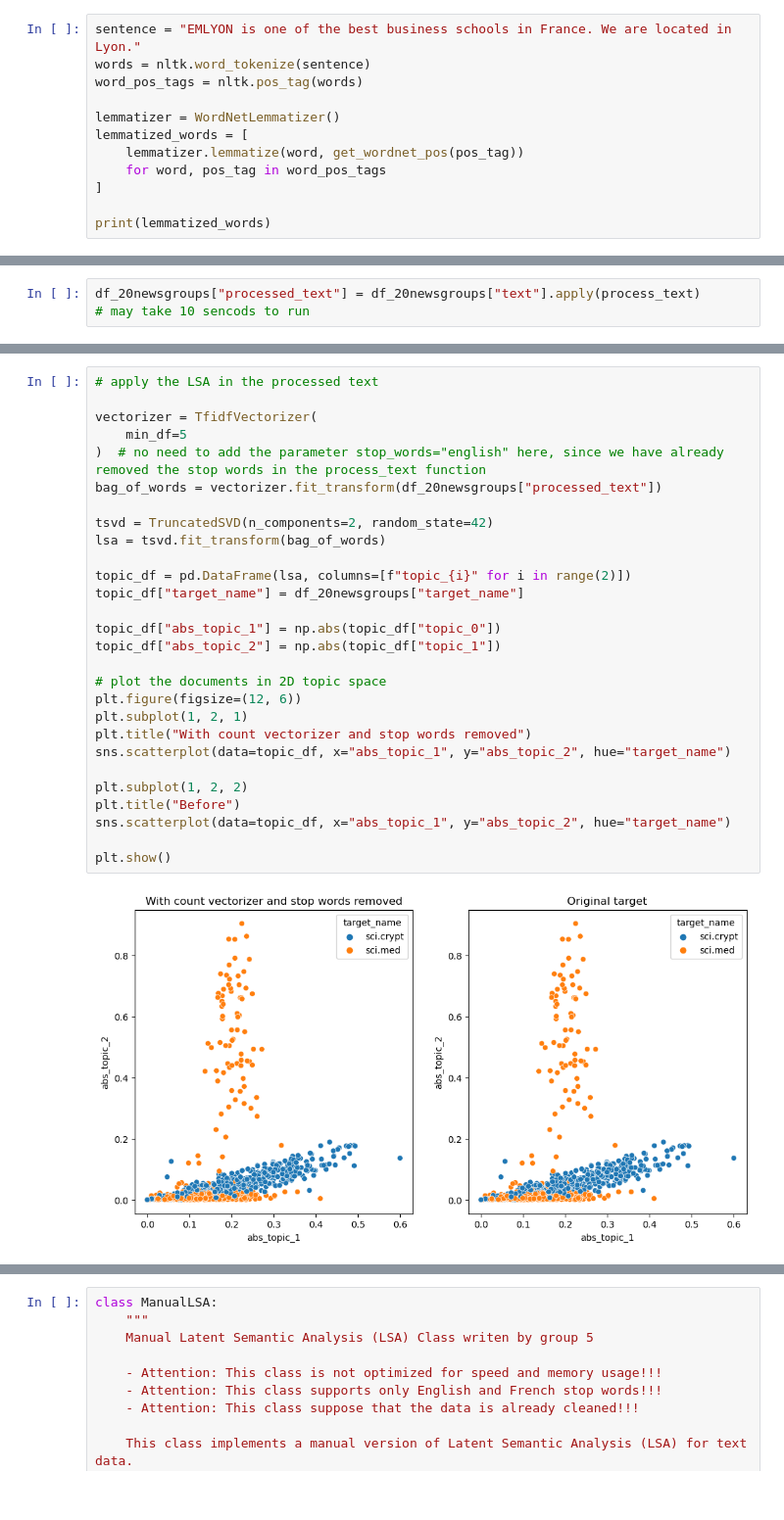
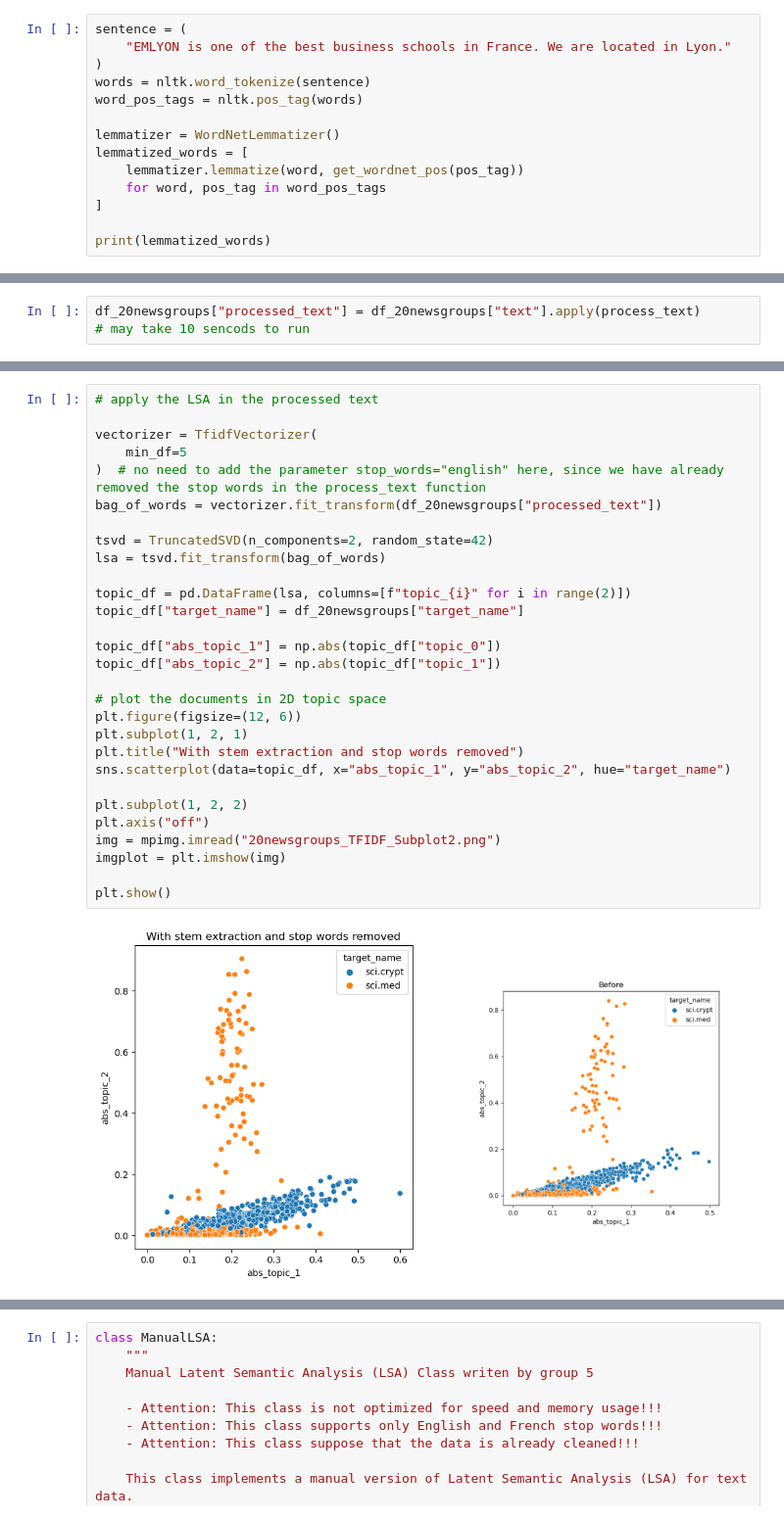
Before and after one commit to jiatangzhi/LSA, a Jupyter notebook: Group_projet_3_LSA/_DelSyncFiles/projet3.ipynb, the cells around one changed output, grey strips where cells are left out. Shown at 98% size. Saved outputs shown, nothing was run; the diff lists cells and outputs as text.

```diff
--- a/Group_projet_3_LSA/_DelSyncFiles/projet3.ipynb
+++ b/Group_projet_3_LSA/_DelSyncFiles/projet3.ipynb
@@ -873,7 +895,9 @@ nltk.download("averaged_perceptron_tagger")
 [nltk_data]       date!
 True
 # %%
-sentence = "EMLYON is one of the best business schools in France. We are located in Lyon."
+sentence = (
+    "EMLYON is one of the best business schools in France. We are located in Lyon."
+)
 words = nltk.word_tokenize(sentence)
 word_pos_tags = nltk.pos_tag(words)
 
@@ -945,30 +972,31 @@ df_20newsgroups["processed_text"] = df_20newsgroups["text"].apply(process_text)
 # %%
 # apply the LSA in the processed text
 
 vectorizer = TfidfVectorizer(
     min_df=5
 )  # no need to add the parameter stop_words="english" here, since we have already removed the stop words in the process_text function
 bag_of_words = vectorizer.fit_transform(df_20newsgroups["processed_text"])
 
 tsvd = TruncatedSVD(n_components=2, random_state=42)
 lsa = tsvd.fit_transform(bag_of_words)
 
 topic_df = pd.DataFrame(lsa, columns=[f"topic_{i}" for i in range(2)])
 topic_df["target_name"] = df_20newsgroups["target_name"]
 
 topic_df["abs_topic_1"] = np.abs(topic_df["topic_0"])
 topic_df["abs_topic_2"] = np.abs(topic_df["topic_1"])
 
 # plot the documents in 2D topic space
 plt.figure(figsize=(12, 6))
 plt.subplot(1, 2, 1)
-plt.title("With count vectorizer and stop words removed")
+plt.title("With stem extraction and stop words removed")
 sns.scatterplot(data=topic_df, x="abs_topic_1", y="abs_topic_2", hue="target_name")
 
 plt.subplot(1, 2, 2)
-plt.title("Before")
-sns.scatterplot(data=topic_df, x="abs_topic_1", y="abs_topic_2", hue="target_name")
+plt.axis("off")
+img = mpimg.imread("20newsgroups_TFIDF_Subplot2.png")
+imgplot = plt.imshow(img)
 
 plt.show()
 # %% [output]
-[figure, old version]
+[figure, new version]
```
Also changed, not shown: parts of 47 cells of this notebook, 14 other files.
